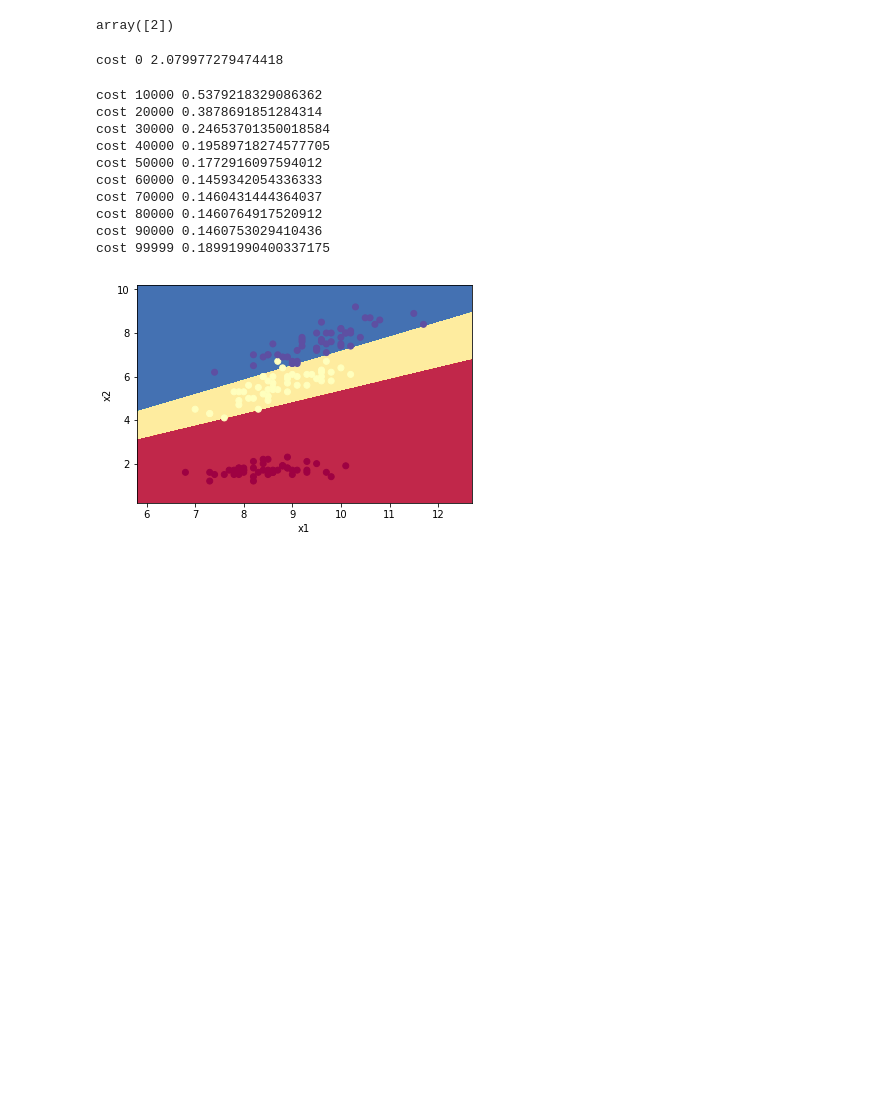
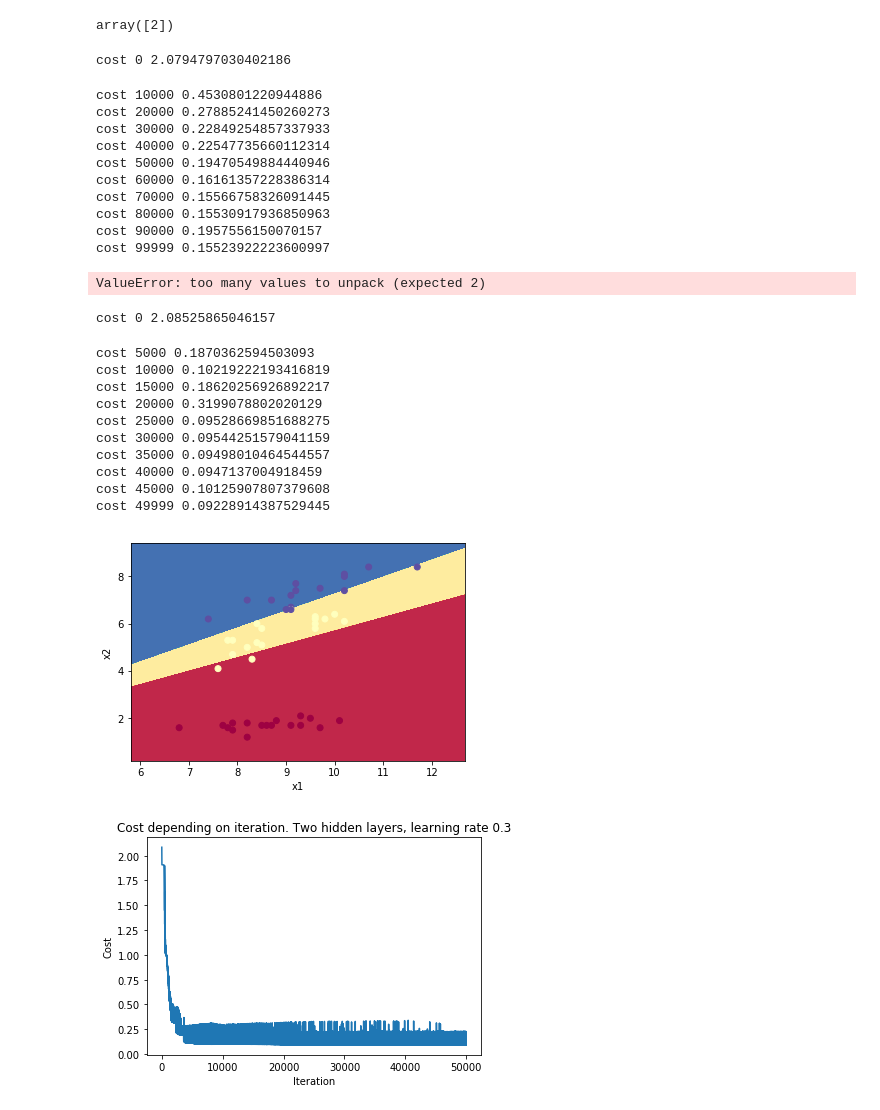
Before and after one commit to mkuzmik/neural-networks, a Jupyter notebook: mlp.ipynb, the cells around one changed output. Drawn from its saved outputs; the diff is of its cells as text; code cells hidden in the pictures; blank space fills up the shorter version.

```diff
--- a/mlp.ipynb
+++ b/mlp.ipynb
@@ -354,18 +355,48 @@ predict(np.array([[3,4]]), optimal_W)
 # %% [output]
 array([2])
 # %%
-optimal_W, partials = mlp_network(X, class_to_vec(Y), 100000, [20,10], threshold=0.10, learning_rate=0.05)
+optimal_W, partials, _ = mlp_network(X, class_to_vec(Y), 100000, [20,10], threshold=0.10, learning_rate=0.05)
 plot_decision_boundary(lambda x: predict(x, optimal_W), X.T, Y.T)
 # %% [output]
-cost 0 2.079977279474418
+cost 0 2.0794797030402186
-cost 10000 0.5379218329086362
-cost 20000 0.3878691851284314
-cost 30000 0.24653701350018584
-cost 40000 0.19589718274577705
-cost 50000 0.1772916097594012
-cost 60000 0.1459342054336333
-cost 70000 0.1460431444364037
-cost 80000 0.1460764917520912
-cost 90000 0.1460753029410436
-cost 99999 0.18991990400337175
+cost 10000 0.4530801220944886
+cost 20000 0.27885241450260273
+cost 30000 0.22849254857337933
+cost 40000 0.22547735660112314
+cost 50000 0.19470549884440946
+cost 60000 0.16161357228386314
+cost 70000 0.15566758326091445
+cost 80000 0.15530917936850963
+cost 90000 0.1957556150070157
+cost 99999 0.15523922223600997
-[figure, removed]
+ValueError: too many values to unpack (expected 2)
+# %%
+from sklearn.model_selection import train_test_split
+
+def plot_cost(costs, info):
+    plt.figure();
+    plt.title("Cost depending on iteration. {}".format(info))
+    plt.ylabel("Cost")
+    plt.xlabel("Iteration")
+    plt.plot(costs);
+
+#iris divided into test and train
+
+
+nn,_,cost = mlp_network(X_train, class_to_vec(y_train), 50000, [10, 10], learning_rate=0.3)
+plot_decision_boundary(lambda x: predict(x, nn), X_test.T, y_test.T)
+plot_cost(cost, "Two hidden layers, learning rate 0.3")
+# %% [output]
+cost 0 2.08525865046157
+cost 5000 0.1870362594503093
+cost 10000 0.10219222193416819
+cost 15000 0.18620256926892217
+cost 20000 0.3199078802020129
+cost 25000 0.09528669851688275
+cost 30000 0.09544251579041159
+cost 35000 0.09498010464544557
+cost 40000 0.0947137004918459
+cost 45000 0.10125907807379608
+cost 49999 0.09228914387529445
+[figure, added]
+[figure, added]
```
Also changed, not shown: parts of 9 cells of this notebook, 2 other files.
